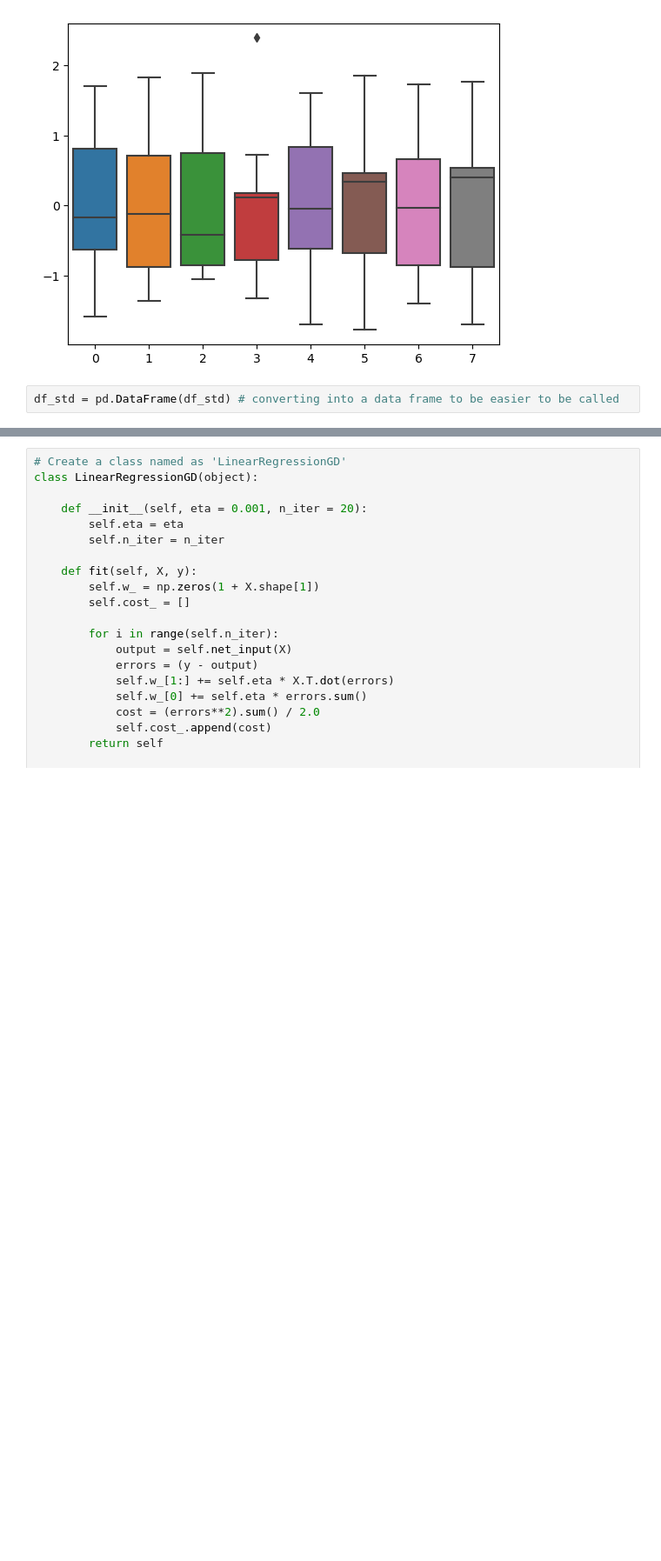
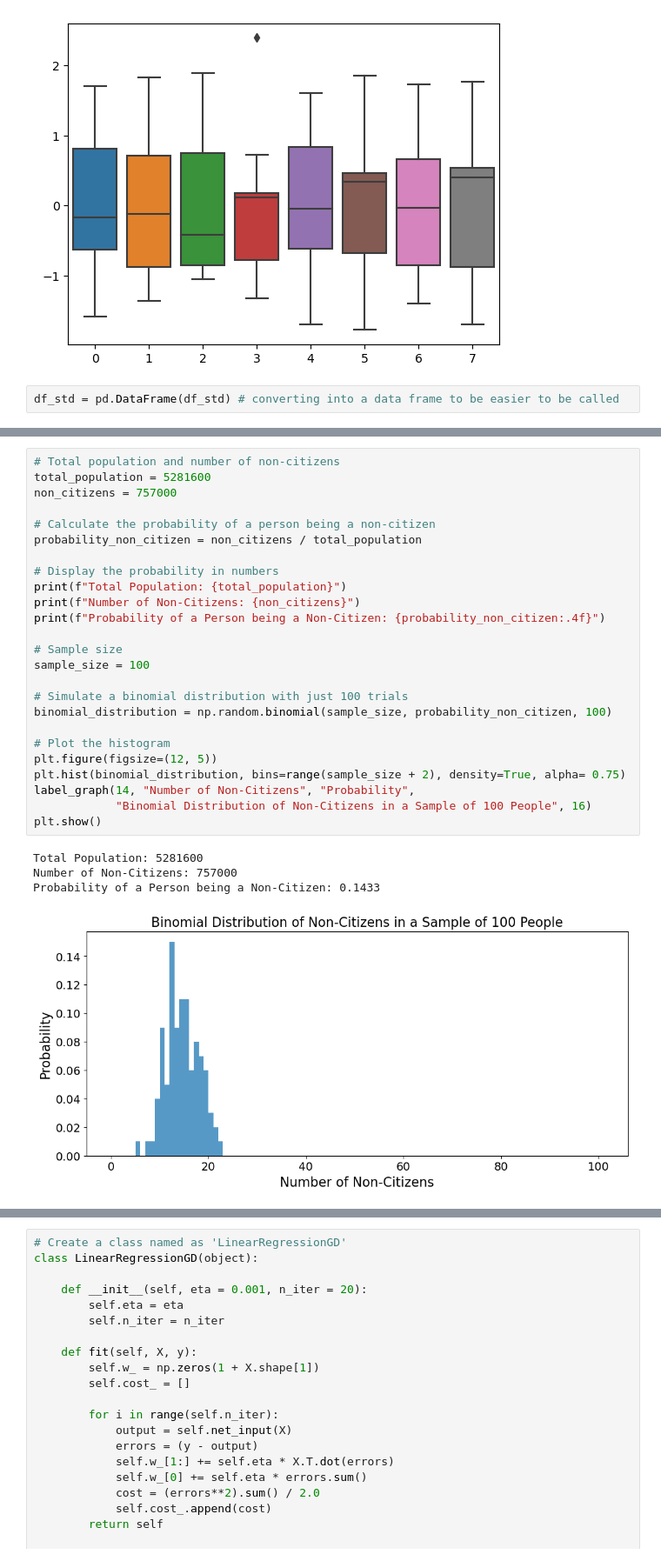
Before and after one commit to Lylkend-Albuquerque/CA1-2023, a Jupyter notebook: CA-1.ipynb, the cells around one changed output, grey strips where cells are left out. Shown at 87% size. Cells and saved outputs as stored; diff of their text form; blank space fills up the shorter version.

```diff
--- a/CA-1.ipynb
+++ b/CA-1.ipynb
@@ -461,0 +414,30 @@ label_graph(14 ,"Natural Increase" , "Density" , "Density Plot of Natural Increa
+# %%
+# Total population and number of non-citizens
+total_population = 5281600
+non_citizens = 757000
+
+# Calculate the probability of a person being a non-citizen
+probability_non_citizen = non_citizens / total_population
+
+# Display the probability in numbers
+print(f"Total Population: {total_population}")
+print(f"Number of Non-Citizens: {non_citizens}")
+print(f"Probability of a Person being a Non-Citizen: {probability_non_citizen:.4f}")
+
+# Sample size
+sample_size = 100
+
+# Simulate a binomial distribution with just 100 trials
+binomial_distribution = np.random.binomial(sample_size, probability_non_citizen, 100)
+
+# Plot the histogram
+plt.figure(figsize=(12, 5))
+plt.hist(binomial_distribution, bins=range(sample_size + 2), density=True, alpha= 0.75)
+label_graph(14, "Number of Non-Citizens", "Probability",
+            "Binomial Distribution of Non-Citizens in a Sample of 100 People", 16)
+plt.show()
+# %% [output]
+Total Population: 5281600
+Number of Non-Citizens: 757000
+Probability of a Person being a Non-Citizen: 0.1433
+[figure, added]
```
Also changed, not shown: parts of 47 cells of this notebook, 3 other files.
